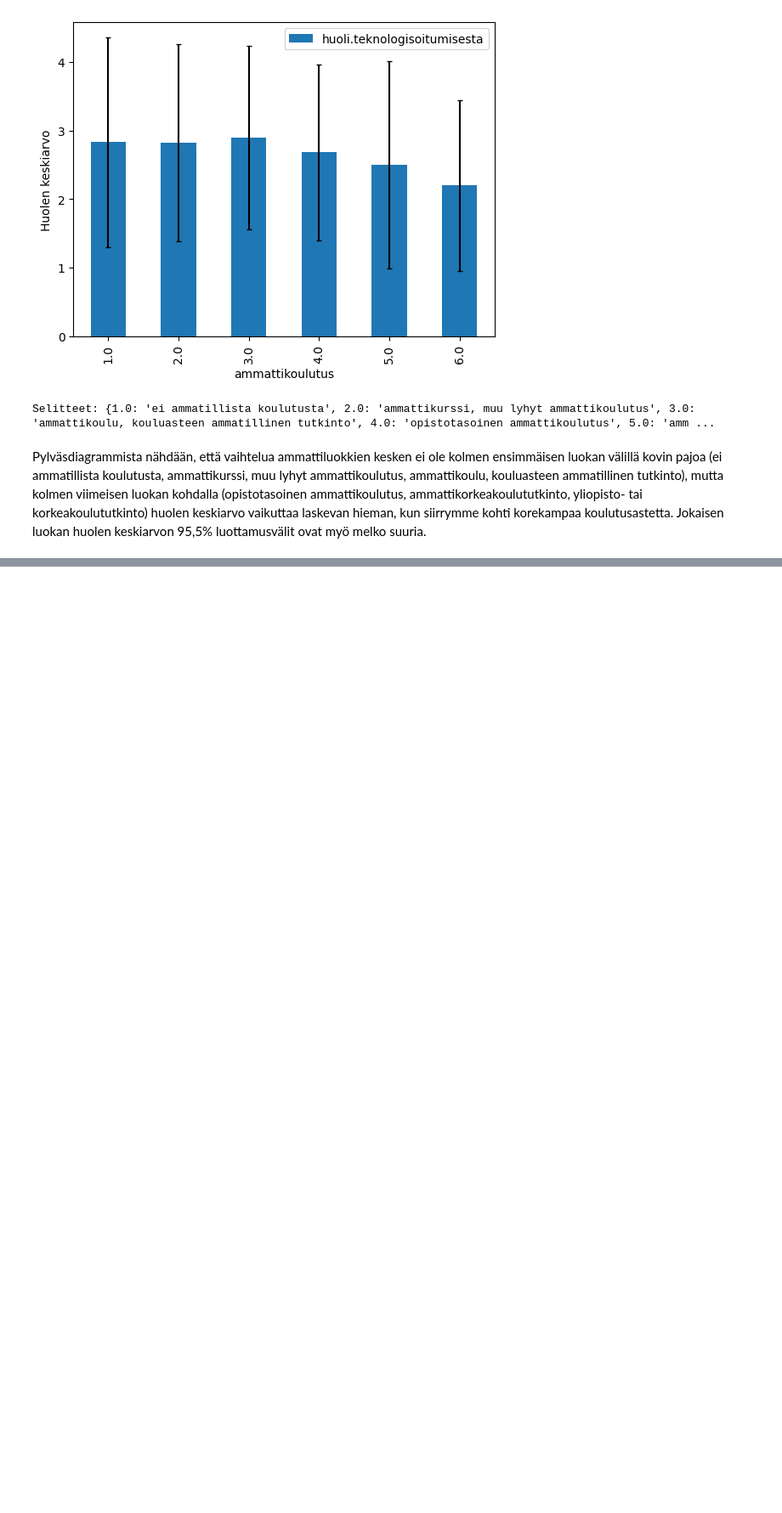
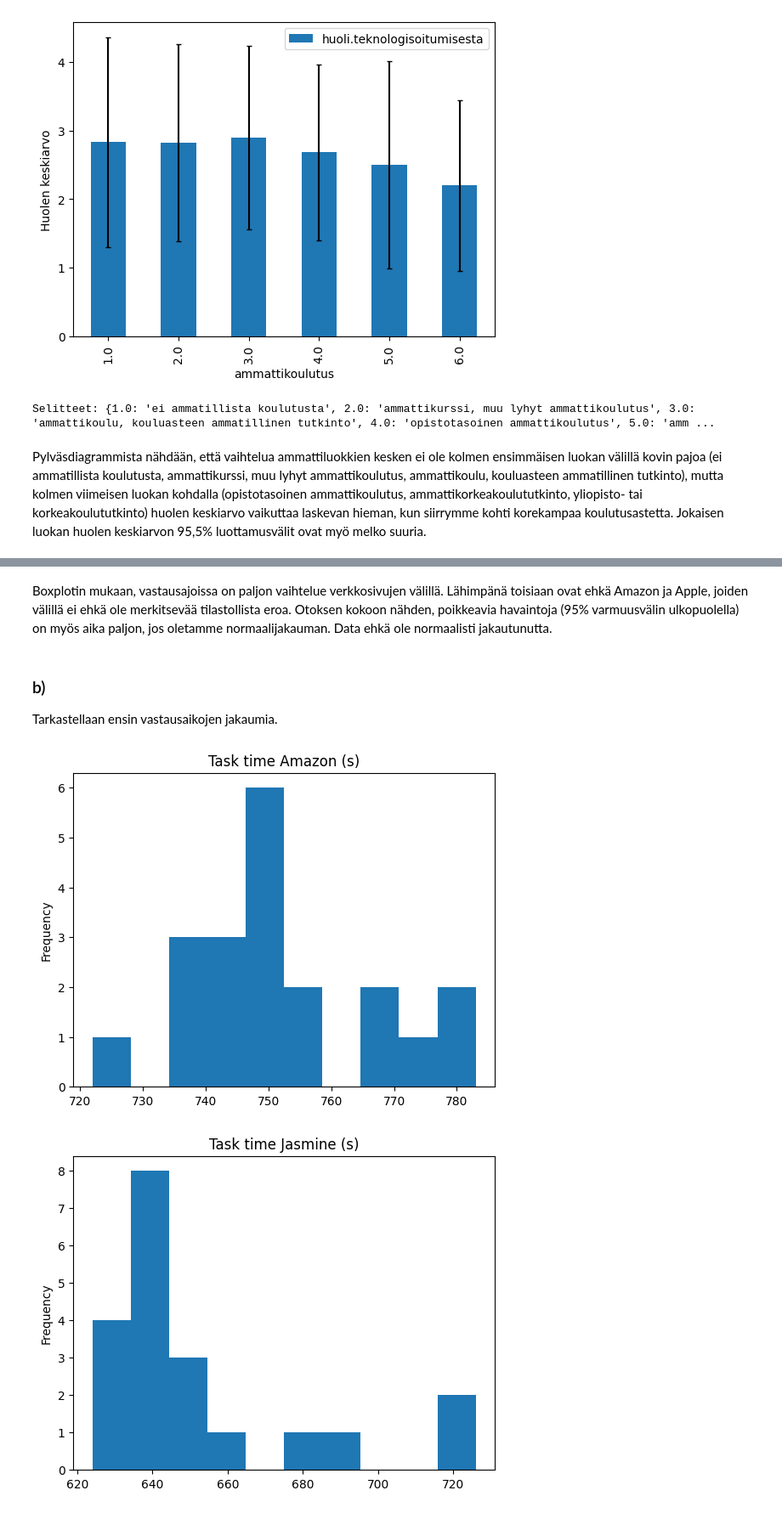
Before and after one commit to gialmisi/KOGS409, a Jupyter notebook: exercises/week_2.ipynb, the cells around one changed output, grey strips where cells are left out. Shown at 85% size. Cells and saved outputs as stored; diff of their text form; code cells hidden in the pictures; blank space fills up the shorter version.

```diff
--- a/exercises/week_2.ipynb
+++ b/exercises/week_2.ipynb
@@ -182,0 +349,13 @@ Nollahypoteesi: huolen kokeminen ei eroa koulutusasteiden luokkien välillä.
+# %% [markdown]
+Boxplotin mukaan, vastausajoissa on paljon vaihtelue verkkosivujen välillä. Lähimpänä toisiaan ovat ehkä Amazon ja Apple, joiden välillä ei ehkä ole merkitsevää tilastollista eroa. Otoksen kokoon nähden, poikkeavia havaintoja (95% varmuusvälin ulkopuolella) on myös aika paljon, jos oletamme normaalijakauman. Data ehkä ole normaalisti jakautunutta.
+# %% [markdown]
+### b)
+
+Tarkastellaan ensin vastausaikojen jakaumia.
+# %%
+for site_name in site_names:
+    site_times[site_name].plot(kind="hist", title=site_name)
+    plt.show()
+# %% [output]
+[figure, added]
+[figure, added]
```
Also changed, not shown: parts of 27 cells of this notebook.
